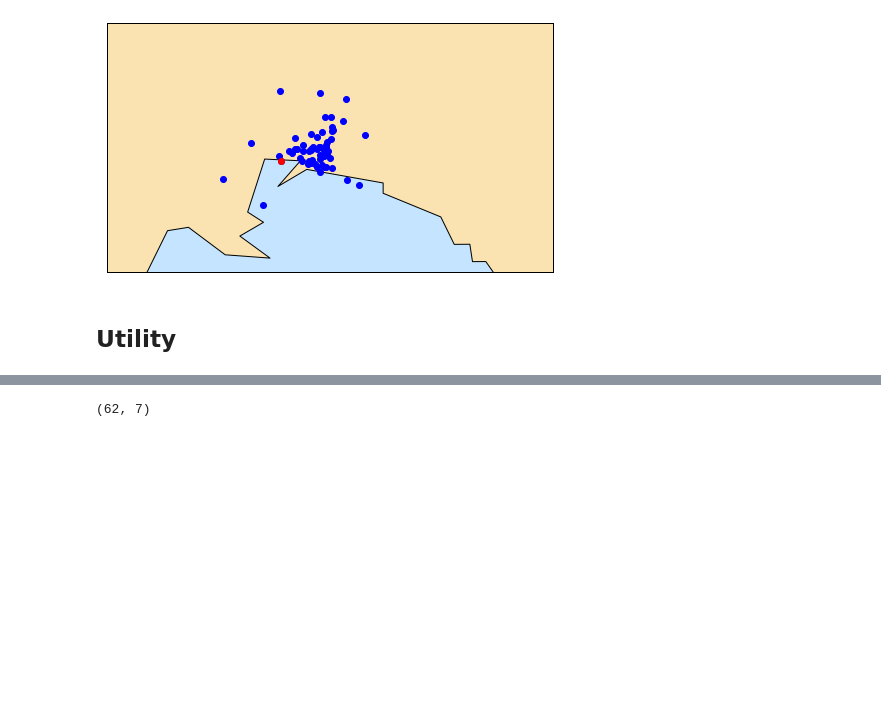
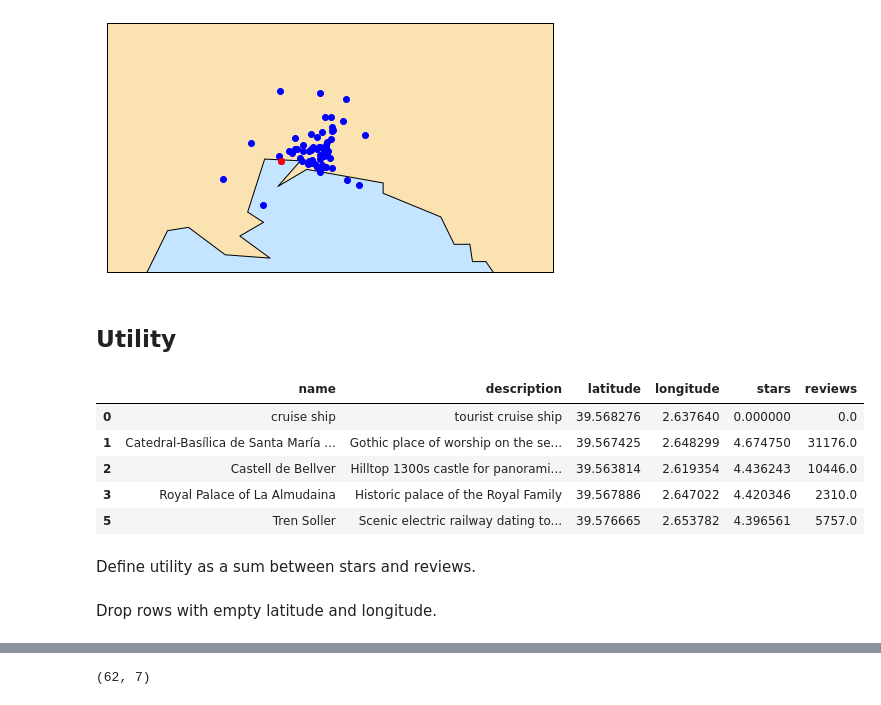
Before and after one commit to mariadelmarbibiloni/cruiseshiptourism, a Jupyter notebook: examples/topsightspalma_model.ipynb, the cells around one changed output, grey strips where cells are left out. Drawn from its saved outputs; the diff is of its cells as text; code cells hidden in the pictures; blank space fills up the shorter version.

Commit message:
check empty utilities

```diff
--- a/examples/topsightspalma_model.ipynb
+++ b/examples/topsightspalma_model.ipynb
@@ -142,12 +142,25 @@ m.scatter(longitude[0], latitude[0], latlon=True,
 [figure]
 # %% [markdown]
 ## Utility
+# %%
+topsightspalma.head()
+# %% [output]
+|  | name | description | latitude | longitude | stars | reviews |
+| 0 | cruise ship | tourist cruise ship | 39.568276 | 2.637640 | 0.000000 | 0.0 |
+| 1 | Catedral-Basílica de Santa María ... | Gothic place of worship on the se... | 39.567425 | 2.648299 | 4.674750 | 31176.0 |
+| 2 | Castell de Bellver | Hilltop 1300s castle for panorami... | 39.563814 | 2.619354 | 4.436243 | 10446.0 |
+| 3 | Royal Palace of La Almudaina | Historic palace of the Royal Family | 39.567886 | 2.647022 | 4.420346 | 2310.0 |
+| 5 | Tren Soller | Scenic electric railway dating to... | 39.576665 | 2.653782 | 4.396561 | 5757.0 |
 # %%
 maxreviews = topsightspalma.reviews.max()
+# %% [markdown]
+Define utility as a sum between stars and reviews.
 # %%
 def utility(stars, reviews, maxreviews, alpha=0.5):
     return alpha*stars/5 + (1-alpha)*reviews/maxreviews
 # %%
 utilitycol = topsightspalma.apply(lambda row: utility(row.stars, row.reviews, maxreviews), axis=1)
 topsightspalma = topsightspalma.assign(utility=utilitycol.values)
+# %% [markdown]
+Drop rows with empty latitude and longitude.
 # %%
```
Also changed, not shown: parts of 5 cells of this notebook.
